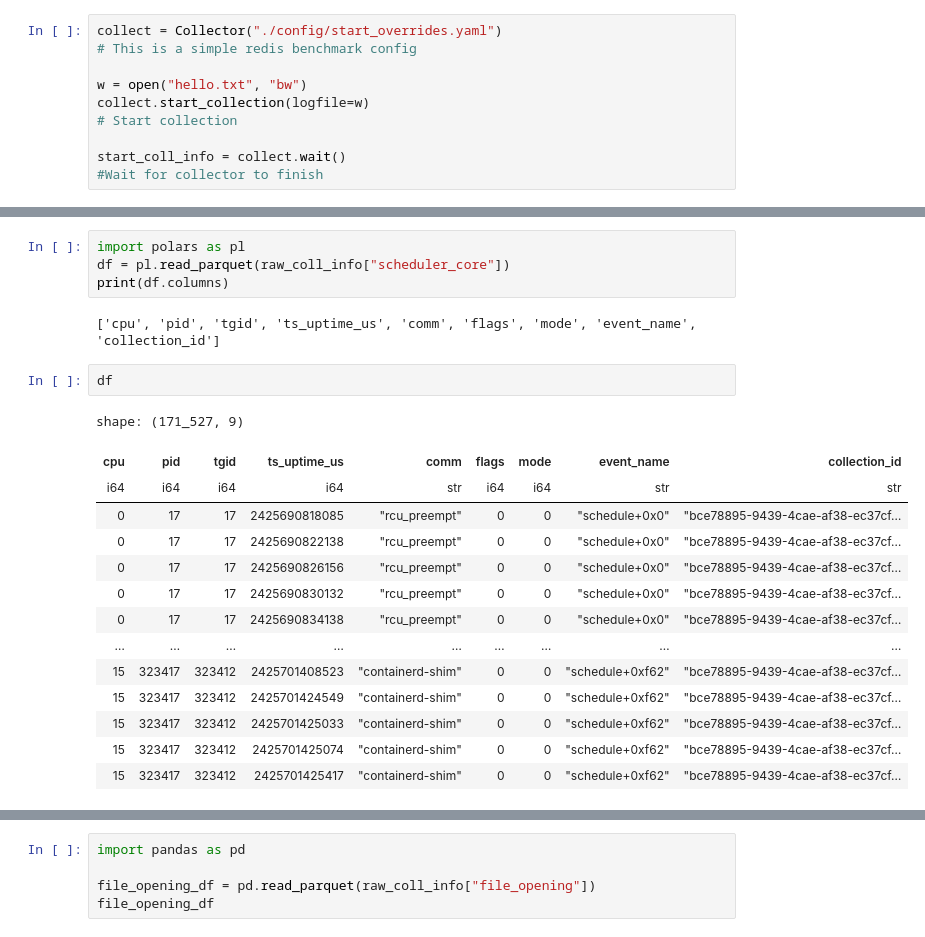
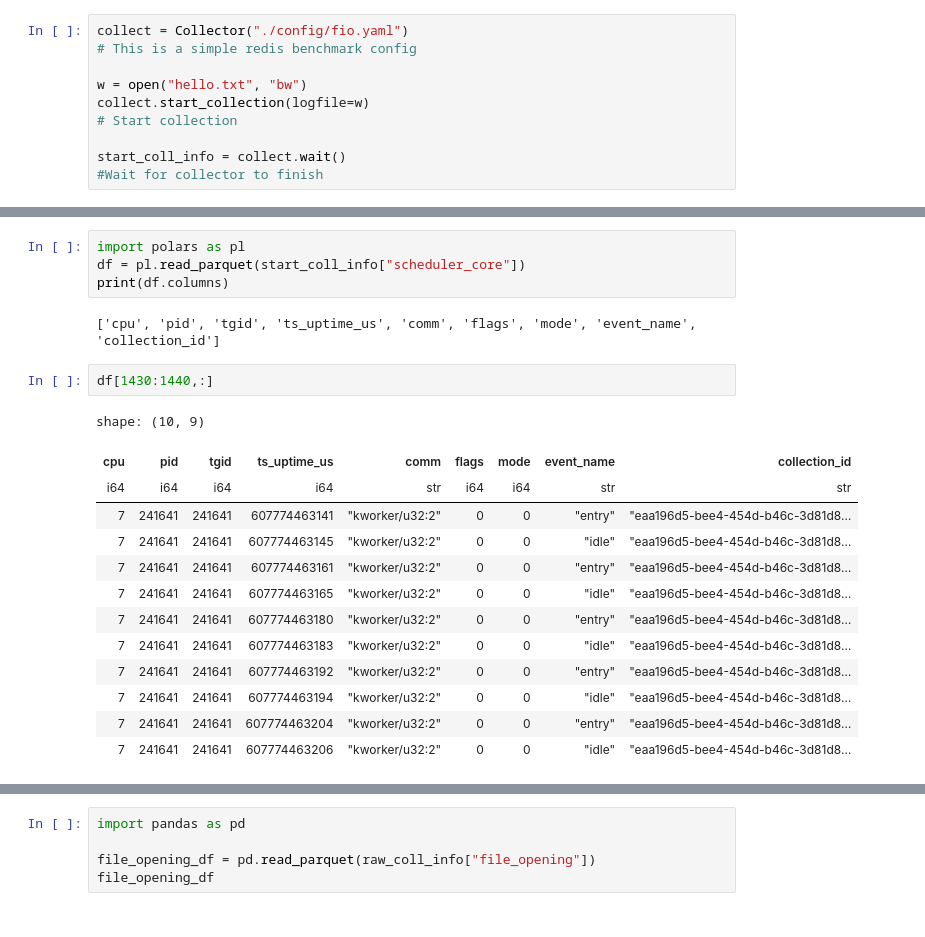
Before and after one commit to phillipduarte/KernMLOps, a Jupyter notebook: tutorial.ipynb, the cells around one changed output, grey strips where cells are left out. Cells and saved outputs as stored; diff of their text form.

```diff
--- a/tutorial.ipynb
+++ b/tutorial.ipynb
@@ -76,5 +76,5 @@ Exit application
 # %%
-collect = Collector("./config/start_overrides.yaml")
+collect = Collector("./config/fio.yaml")
 # This is a simple redis benchmark config
 
 w = open("hello.txt", "bw")
@@ -94,24 +94,23 @@ Now let's try to examine some of the system information from this.
 I use polars, you can use whatever you like as far as data frames go, so long as they can read parquet files.
 # %%
 import polars as pl
-df = pl.read_parquet(raw_coll_info["scheduler_core"])
+df = pl.read_parquet(start_coll_info["scheduler_core"])
 print(df.columns)
 # %% [output]
 ['cpu', 'pid', 'tgid', 'ts_uptime_us', 'comm', 'flags', 'mode', 'event_name', 'collection_id']
 # %%
-df
+df[1430:1440,:]
 # %% [output]
-shape: (171_527, 9)
+shape: (10, 9)
 | cpu | pid | tgid | ts_uptime_us | comm | flags | mode | event_name | collection_id |
 | i64 | i64 | i64 | i64 | str | i64 | i64 | str | str |
-| 0 | 17 | 17 | 2425690818085 | "rcu_preempt" | 0 | 0 | "schedule+0x0" | "bce78895-9439-4cae-af38-ec37cf… |
-| 0 | 17 | 17 | 2425690822138 | "rcu_preempt" | 0 | 0 | "schedule+0x0" | "bce78895-9439-4cae-af38-ec37cf… |
-| 0 | 17 | 17 | 2425690826156 | "rcu_preempt" | 0 | 0 | "schedule+0x0" | "bce78895-9439-4cae-af38-ec37cf… |
-| 0 | 17 | 17 | 2425690830132 | "rcu_preempt" | 0 | 0 | "schedule+0x0" | "bce78895-9439-4cae-af38-ec37cf… |
-| 0 | 17 | 17 | 2425690834138 | "rcu_preempt" | 0 | 0 | "schedule+0x0" | "bce78895-9439-4cae-af38-ec37cf… |
-| … | … | … | … | … | … | … | … | … |
-| 15 | 323417 | 323412 | 2425701408523 | "containerd-shim" | 0 | 0 | "schedule+0xf62" | "bce78895-9439-4cae-af38-ec37cf… |
-| 15 | 323417 | 323412 | 2425701424549 | "containerd-shim" | 0 | 0 | "schedule+0xf62" | "bce78895-9439-4cae-af38-ec37cf… |
-| 15 | 323417 | 323412 | 2425701425033 | "containerd-shim" | 0 | 0 | "schedule+0xf62" | "bce78895-9439-4cae-af38-ec37cf… |
-| 15 | 323417 | 323412 | 2425701425074 | "containerd-shim" | 0 | 0 | "schedule+0xf62" | "bce78895-9439-4cae-af38-ec37cf… |
-| 15 | 323417 | 323412 | 2425701425417 | "containerd-shim" | 0 | 0 | "schedule+0xf62" | "bce78895-9439-4cae-af38-ec37cf… |
+| 7 | 241641 | 241641 | 607774463141 | "kworker/u32:2" | 0 | 0 | "entry" | "eaa196d5-bee4-454d-b46c-3d81d8… |
+| 7 | 241641 | 241641 | 607774463145 | "kworker/u32:2" | 0 | 0 | "idle" | "eaa196d5-bee4-454d-b46c-3d81d8… |
+| 7 | 241641 | 241641 | 607774463161 | "kworker/u32:2" | 0 | 0 | "entry" | "eaa196d5-bee4-454d-b46c-3d81d8… |
+| 7 | 241641 | 241641 | 607774463165 | "kworker/u32:2" | 0 | 0 | "idle" | "eaa196d5-bee4-454d-b46c-3d81d8… |
+| 7 | 241641 | 241641 | 607774463180 | "kworker/u32:2" | 0 | 0 | "entry" | "eaa196d5-bee4-454d-b46c-3d81d8… |
+| 7 | 241641 | 241641 | 607774463183 | "kworker/u32:2" | 0 | 0 | "idle" | "eaa196d5-bee4-454d-b46c-3d81d8… |
+| 7 | 241641 | 241641 | 607774463192 | "kworker/u32:2" | 0 | 0 | "entry" | "eaa196d5-bee4-454d-b46c-3d81d8… |
+| 7 | 241641 | 241641 | 607774463194 | "kworker/u32:2" | 0 | 0 | "idle" | "eaa196d5-bee4-454d-b46c-3d81d8… |
+| 7 | 241641 | 241641 | 607774463204 | "kworker/u32:2" | 0 | 0 | "entry" | "eaa196d5-bee4-454d-b46c-3d81d8… |
+| 7 | 241641 | 241641 | 607774463206 | "kworker/u32:2" | 0 | 0 | "idle" | "eaa196d5-bee4-454d-b46c-3d81d8… |
```
Also changed, not shown: parts of 11 cells of this notebook, 4 other files.
